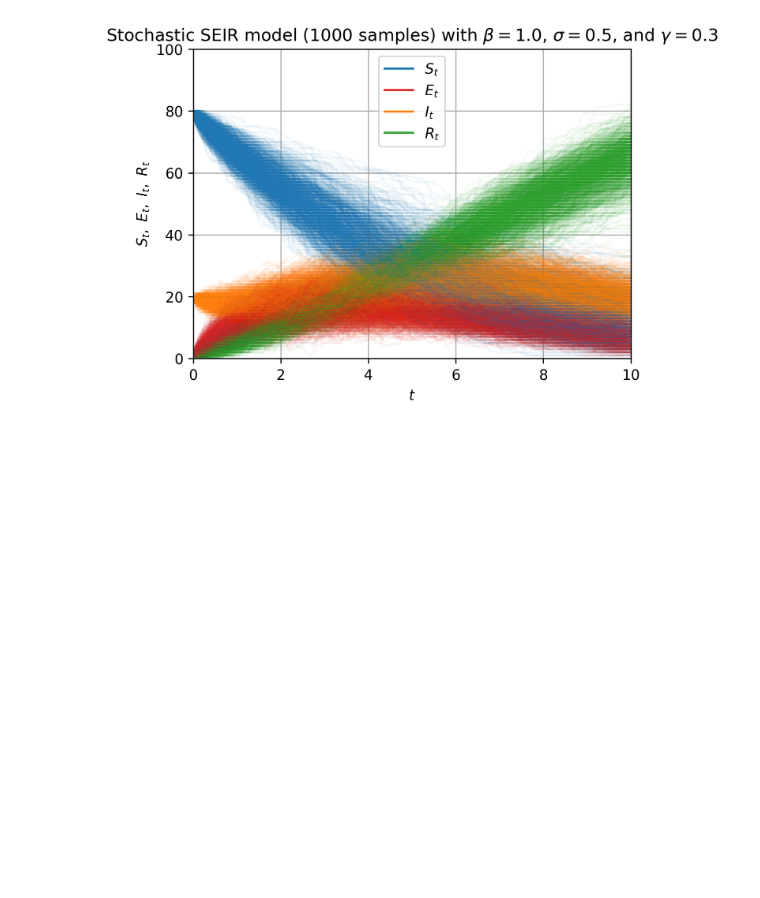
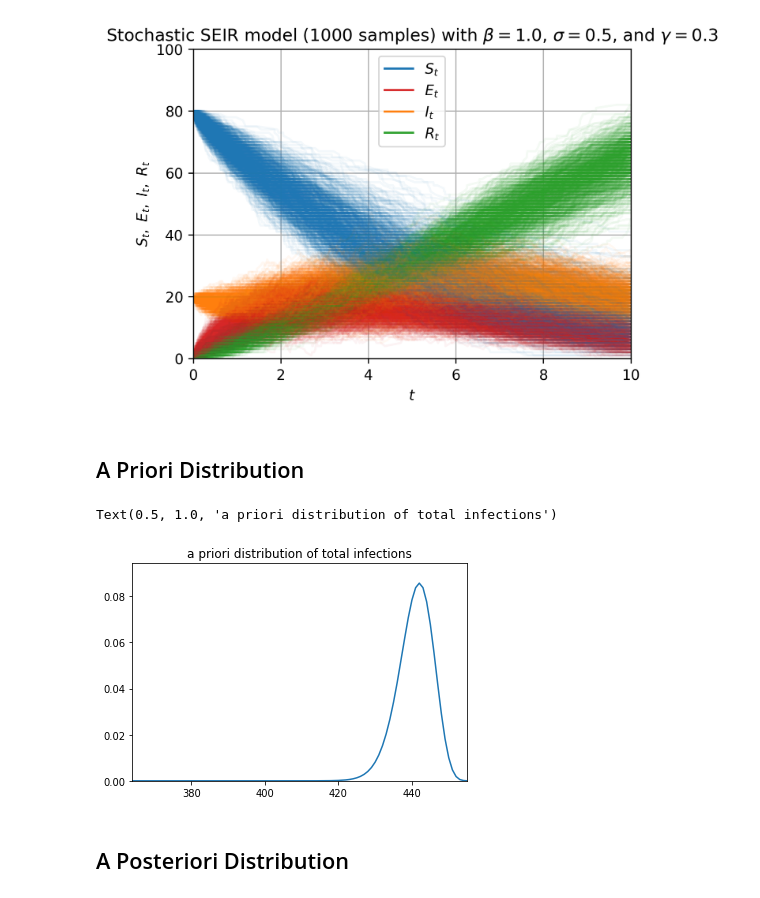
Before and after one commit to yogabonito/seir_hawkes, a Jupyter notebook: notebooks/3_5_seir_stoch.ipynb, the cells around one changed output. Drawn from its saved outputs; the diff is of its cells as text; code cells hidden in the pictures; blank space fills up the shorter version.

Commit message:
SEIR notebook: add final distribution calculation

```diff
--- a/notebooks/3_5_seir_stoch.ipynb
+++ b/notebooks/3_5_seir_stoch.ipynb
@@ -41,3 +43,5 @@ seir.simulate(random_state=3,
 seir.plot(fname="seir_stoch_i_inc")
 # %% [output]
 [figure]
+# %% [markdown]
+## A Priori Distribution
@@ -43,0 +73,34 @@ seir.plot(fname="seir_stoch_i_inc")
+# %%
+trans_mat = transition_matrix(
+    n,
+    beta=seir_model.beta,
+    sigma=seir_model.sigma,
+    gamma=seir_model.gamma
+)
+n_possible_states = trans_mat.shape[0]
+state_arr = np.zeros(n_possible_states)
+state_arr[get_index_for_triples(s_0, e_0, i_0, n)] = 1
+# %%
+state_apr = state_arr.copy()
+for _ in range(3*n - 1):
+    state_apr = trans_mat.dot(state_apr)
+
+state_indices_end = [None for _ in range(n+1)]
+for n_susceptibles_end in range(n+1):
+    state_indices_end[n_susceptibles_end] = get_index_for_triples(
+        n_susceptibles_end , 0, 0, n)
+plt.figure()
+plt.xlim(0, 1300)
+plt.ylim(ymin=0, ymax=max(state_apr)*1.1)
+plt.plot(
+    n-np.arange(n+1),
+    state_apr[state_indices_end],
+    label="a priori"
+)
+plt.xlim(left=n*0.8, right=n)
+plt.title("a priori distribution of total infections")
+# %% [output]
+Text(0.5, 1.0, 'a priori distribution of total infections')
+[figure, added]
+# %% [markdown]
+## A Posteriori Distribution
```
Also changed, not shown: parts of 8 cells of this notebook.
